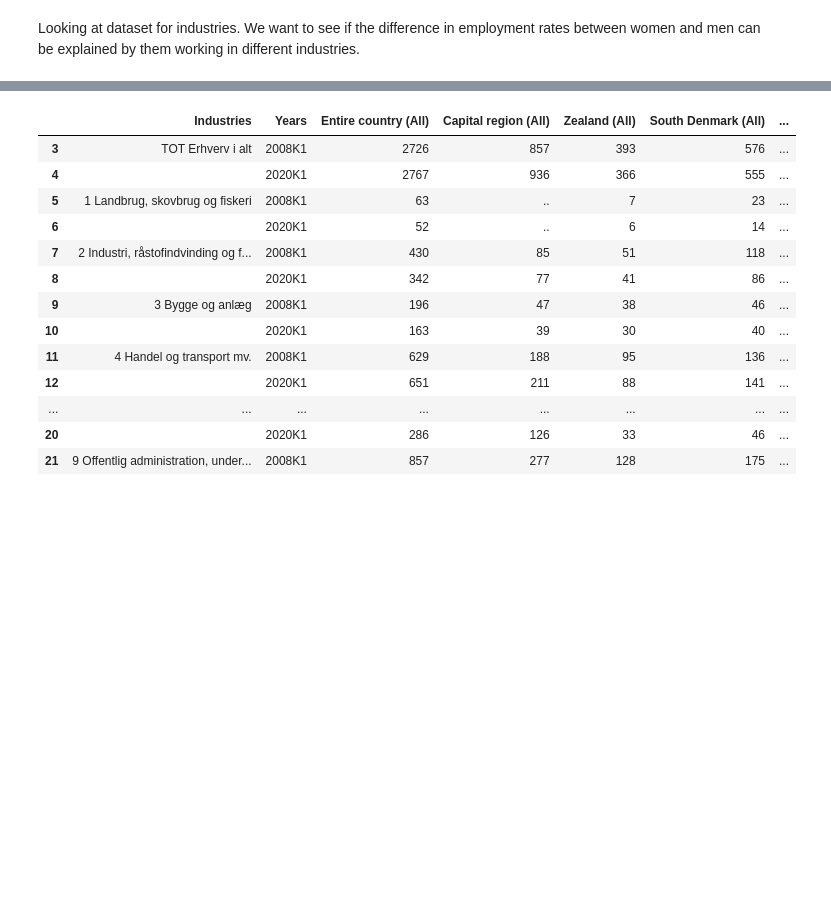
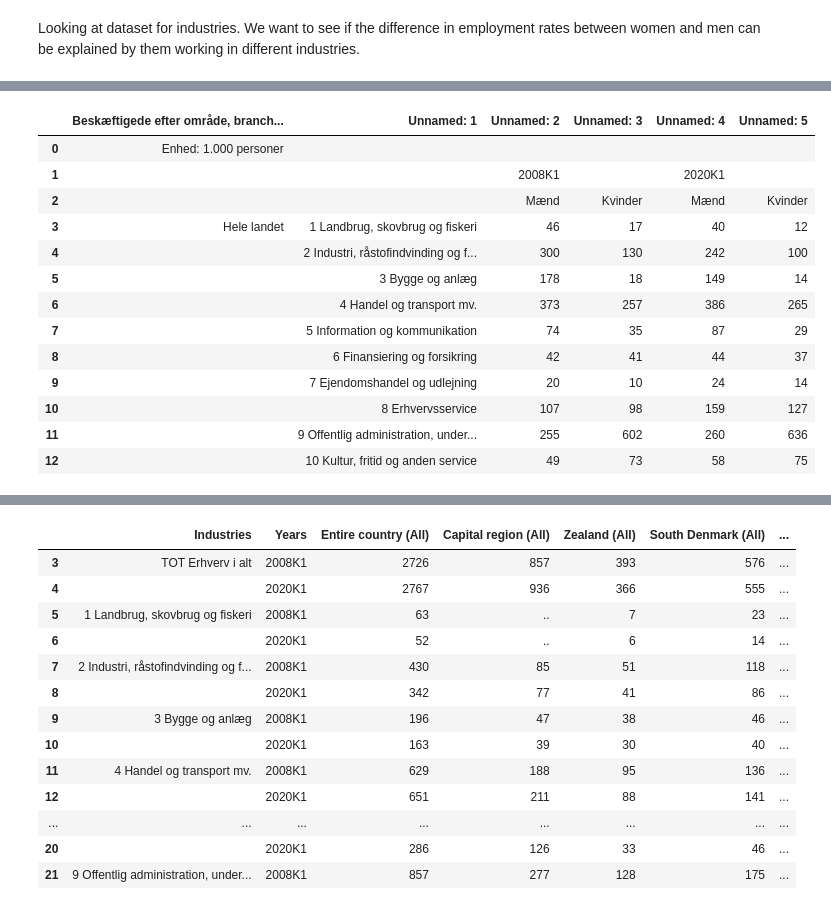
Before and after one commit to Morsing96/Introduction-to-Programming, a Jupyter notebook: dataproject/dataproject.ipynb, the cells around one changed output, grey strips where cells are left out. Saved outputs shown, nothing was run; the diff lists cells and outputs as text; code cells hidden in the pictures; blank space fills up the shorter version.

```diff
--- a/dataproject/dataproject.ipynb
+++ b/dataproject/dataproject.ipynb
@@ -30,6 +31,8 @@ Import your data, either through an API or manually, and load it.
 #importing data and removing first 2 rows, as they are empty
 unemp = pd.read_excel('/Users/nadahadraoui/Library/CloudStorage/OneDrive-UniversityofCopenhagen/Introduction to programming/Project/projects-2022-team-hjn/dataproject/AULP01.xlsx',skiprows=3, na_filter=False)
 industries = pd.read_excel('/Users/nadahadraoui/Library/CloudStorage/OneDrive-UniversityofCopenhagen/Introduction to programming/Project/projects-2022-team-hjn/dataproject/AKU220K.xlsx', na_filter=False)
+industry = pd.read_excel('/Users/nadahadraoui/Library/CloudStorage/OneDrive-UniversityofCopenhagen/Introduction to programming/Project/projects-2022-team-hjn/dataproject/AKU220K2.xlsx', na_filter=False)
+industry2 = pd.read_excel('/Users/nadahadraoui/Library/CloudStorage/OneDrive-UniversityofCopenhagen/Introduction to programming/Project/projects-2022-team-hjn/dataproject/AKU220K3.xlsx', na_filter=False)
 # %%
 #looking at the data
 unemp
@@ -175,0 +159,17 @@ industries
+# %%
+industry
+# %% [output]
+|  | Beskæftigede efter område, branch... | Unnamed: 1 | Unnamed: 2 | Unnamed: 3 | Unnamed: 4 | Unnamed: 5 |
+| 0 | Enhed: 1.000 personer |  |  |  |  |  |
+| 1 |  |  | 2008K1 |  | 2020K1 |  |
+| 2 |  |  | Mænd | Kvinder | Mænd | Kvinder |
+| 3 | Hele landet | 1 Landbrug, skovbrug og fiskeri | 46 | 17 | 40 | 12 |
+| 4 |  | 2 Industri, råstofindvinding og f... | 300 | 130 | 242 | 100 |
+| 5 |  | 3 Bygge og anlæg | 178 | 18 | 149 | 14 |
+| 6 |  | 4 Handel og transport mv. | 373 | 257 | 386 | 265 |
+| 7 |  | 5 Information og kommunikation | 74 | 35 | 87 | 29 |
+| 8 |  | 6 Finansiering og forsikring | 42 | 41 | 44 | 37 |
+| 9 |  | 7 Ejendomshandel og udlejning | 20 | 10 | 24 | 14 |
+| 10 |  | 8 Erhvervsservice | 107 | 98 | 159 | 127 |
+| 11 |  | 9 Offentlig administration, under... | 255 | 602 | 260 | 636 |
+| 12 |  | 10 Kultur, fritid og anden service | 49 | 73 | 58 | 75 |
```
Also changed, not shown: parts of 15 cells of this notebook, 3 other files.
